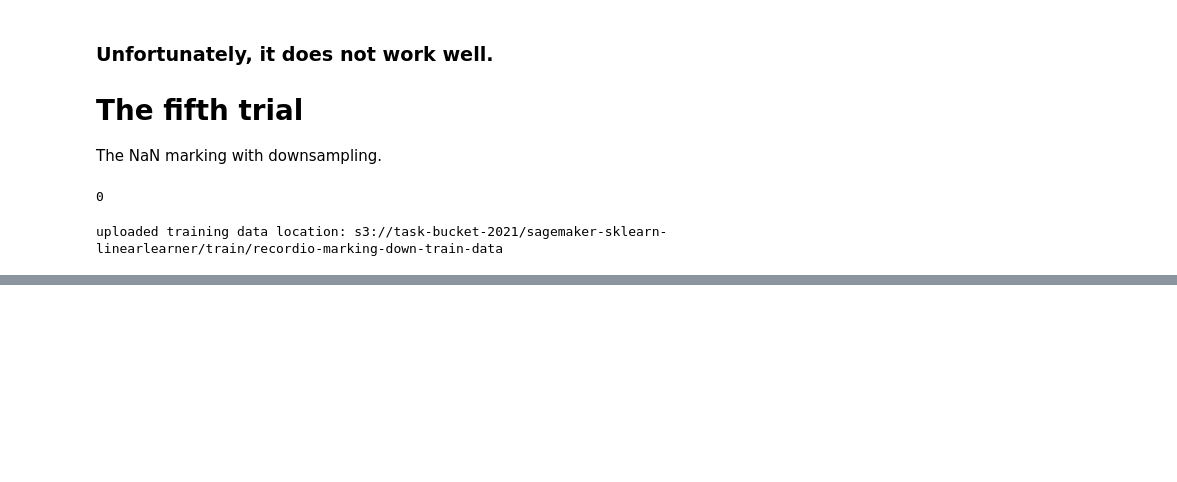
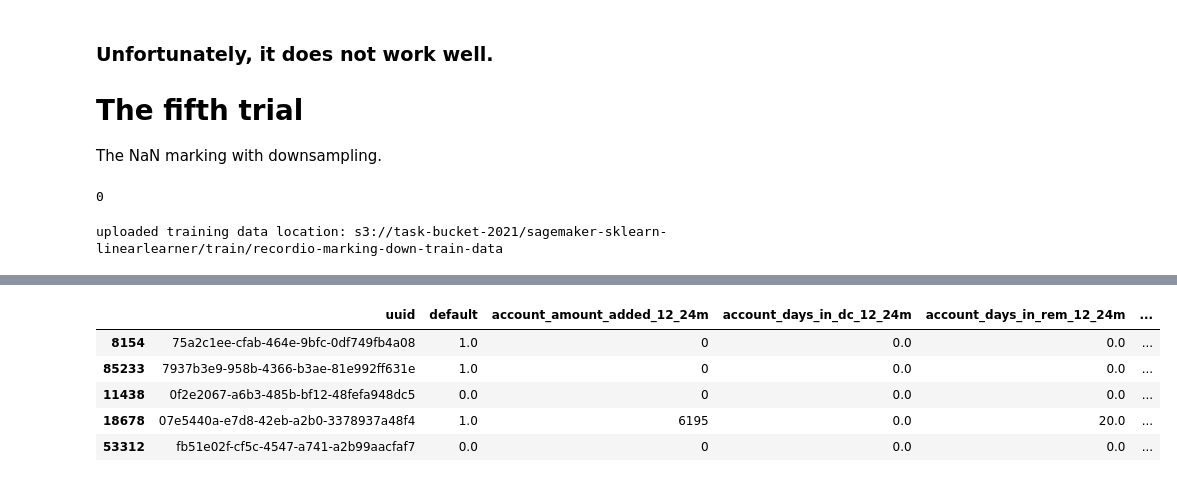
Before and after one commit to susumu2357/task, a Jupyter notebook: notebook/trials_and_errors.ipynb, the cells around one changed output, grey strips where cells are left out. Cells and saved outputs as stored; diff of their text form; code cells hidden in the pictures; blank space fills up the shorter version.

```diff
--- a/notebook/trials_and_errors.ipynb
+++ b/notebook/trials_and_errors.ipynb
@@ -708,0 +919,9 @@ weighted avg       0.98      0.95      0.96     17996
+# %%
+train_down.head()
+# %% [output]
+|  | uuid | default | account_amount_added_12_24m | account_days_in_dc_12_24m | account_days_in_rem_12_24m | ... |
+| 8154 | 75a2c1ee-cfab-464e-9bfc-0df749fb4a08 | 1.0 | 0 | 0.0 | 0.0 | ... |
+| 85233 | 7937b3e9-958b-4366-b3ae-81e992ff631e | 1.0 | 0 | 0.0 | 0.0 | ... |
+| 11438 | 0f2e2067-a6b3-485b-bf12-48fefa948dc5 | 0.0 | 0 | 0.0 | 0.0 | ... |
+| 18678 | 07e5440a-e7d8-42eb-a2b0-3378937a48f4 | 1.0 | 6195 | 0.0 | 20.0 | ... |
+| 53312 | fb51e02f-cf5c-4547-a741-a2b99aacfaf7 | 0.0 | 0 | 0.0 | 0.0 | ... |
```
Also changed, not shown: parts of 24 cells of this notebook, 3 other files.
